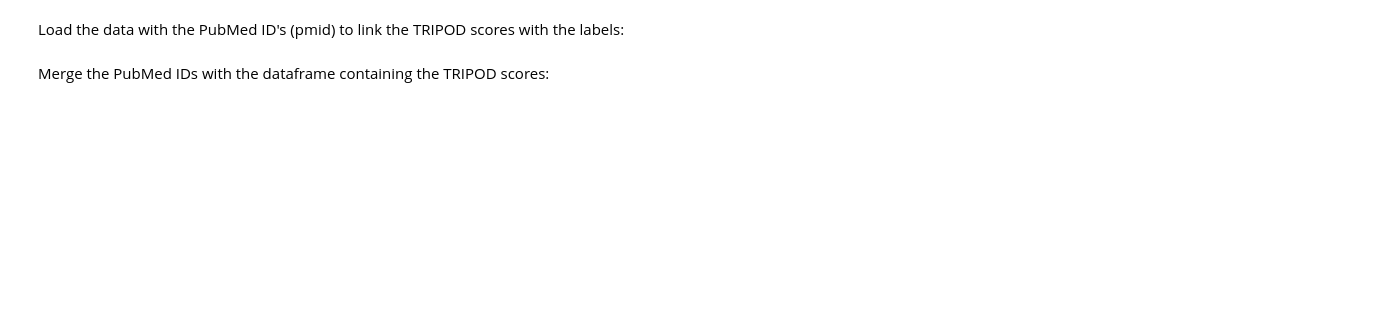
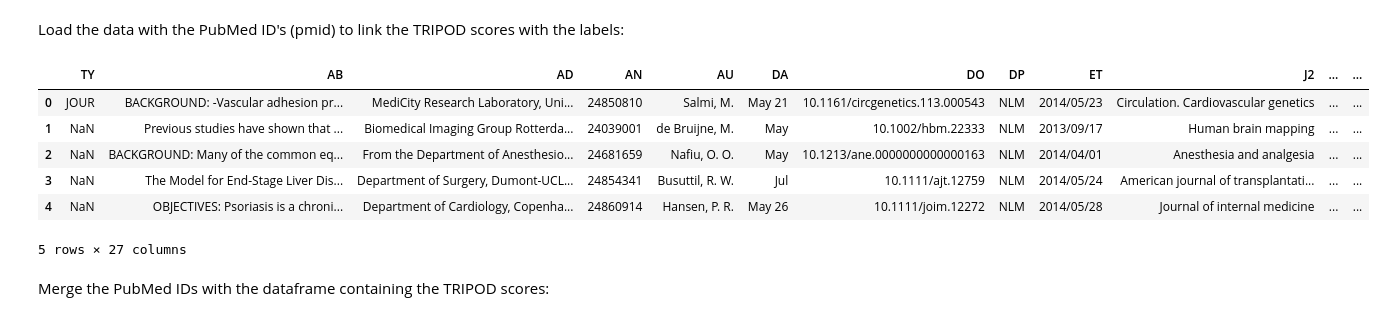
Before and after one commit to isa-sp/TAR-abstracts, a Jupyter notebook: code/data_preprocessing.ipynb, the cells around one changed output. Cells and saved outputs as stored; diff of their text form; code cells hidden in the pictures; blank space fills up the shorter version.

```diff
--- a/code/data_preprocessing.ipynb
+++ b/code/data_preprocessing.ipynb
@@ -238,34 +211,42 @@ Load the data with the PubMed ID's (pmid) to link the TRIPOD scores with the lab
 # A function to parse the ris file
 def parse_ris_file(file_path):
     references = []
     entry = {}
 
     with open(file_path, 'r', encoding='utf-8') as file:
         for line in file:
             if line.strip() == "":
                 continue
 
             if line.startswith("TY  -"):
                 if entry:
                     references.append(entry)
                 entry = {}
             try:
                 tag, value = line.split('  - ', 1)
                 entry[tag] = value.strip()
             except ValueError:
                 continue
 
         if entry:
             references.append(entry)
 
     return references
 
 # Convert parsed data into a pandas DataFrame
 parsed_data = parse_ris_file(path_data + 'raw/Heus_et_al_2018/TRIPOD adherence included_final-Converted.txt')
 df2_link = pd.DataFrame(parsed_data)
 
 # The column 'AN' contains the PubMed IDs:
-#df2_link.head()
+df2_link.head()
+# %% [output]
+|  | ﻿TY | AB | AD | AN | AU | DA | DO | DP | ET | J2 | ... | ... |
+| 0 | JOUR | BACKGROUND: -Vascular adhesion pr... | MediCity Research Laboratory, Uni... | 24850810 | Salmi, M. | May 21 | 10.1161/circgenetics.113.000543 | NLM | 2014/05/23 | Circulation. Cardiovascular genetics | ... | ... |
+| 1 | NaN | Previous studies have shown that ... | Biomedical Imaging Group Rotterda... | 24039001 | de Bruijne, M. | May | 10.1002/hbm.22333 | NLM | 2013/09/17 | Human brain mapping | ... | ... |
+| 2 | NaN | BACKGROUND: Many of the common eq... | From the Department of Anesthesio... | 24681659 | Nafiu, O. O. | May | 10.1213/ane.0000000000000163 | NLM | 2014/04/01 | Anesthesia and analgesia | ... | ... |
+| 3 | NaN | The Model for End-Stage Liver Dis... | Department of Surgery, Dumont-UCL... | 24854341 | Busuttil, R. W. | Jul | 10.1111/ajt.12759 | NLM | 2014/05/24 | American journal of transplantati... | ... | ... |
+| 4 | NaN | OBJECTIVES: Psoriasis is a chroni... | Department of Cardiology, Copenha... | 24860914 | Hansen, P. R. | May 26 | 10.1111/joim.12272 | NLM | 2014/05/28 | Journal of internal medicine | ... | ... |
+5 rows × 27 columns
 # %% [markdown]
 Merge the PubMed IDs with the dataframe containing the TRIPOD scores:
 # %%
```
Also changed, not shown: parts of 8 cells of this notebook.
